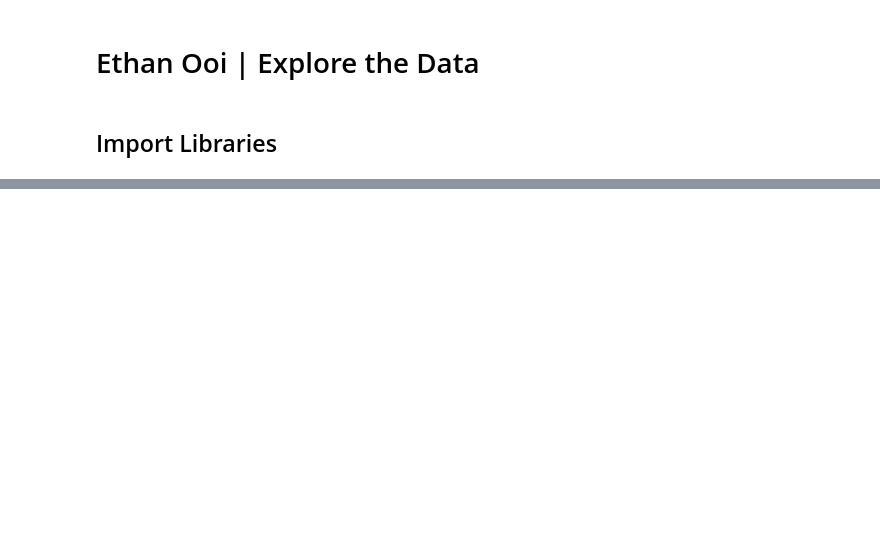
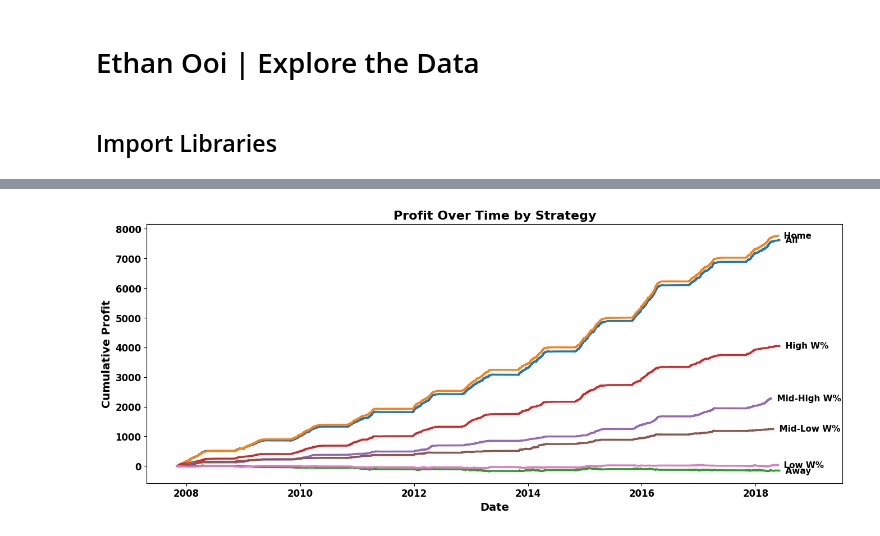
Before and after one commit to vys5hb/Design-Final, a Jupyter notebook: explore_data.ipynb, the cells around one changed output, grey strips where cells are left out. Cells and saved outputs as stored; diff of their text form; code cells hidden in the pictures; blank space fills up the shorter version.

```diff
--- a/explore_data.ipynb
+++ b/explore_data.ipynb
@@ -285,0 +344,49 @@ plt.show()
+# %%
+# Order data by game date
+df = df.copy()
+df['game_date'] = pd.to_datetime(df['game_date'])
+df = df.sort_values('game_date')
+
+# Returns a dataframe with cumulative profit column
+def add_cum_profit(d):
+    d = d.sort_values('game_date').copy()
+    d['profit'] = np.where(d['wl'] == 'W', d['price1'] / 100, -1.0)
+    d['cum_profit'] = d['profit'].cumsum()
+    return d
+
+# Different betting strategies
+strategies = {
+    "All": lambda x: x,
+    "Home": lambda x: x[x['is_home']],
+    "Away": lambda x: x[~x['is_home']],
+    "High W%": lambda x: x[x['w_pct_bin'] == 'High'],
+    "Mid-High W%": lambda x: x[x['w_pct_bin'] == 'Mid-High'],
+    "Mid-Low W%": lambda x: x[x['w_pct_bin'] == 'Mid-Low'],
+    "Low W%": lambda x: x[x['w_pct_bin'] == 'Low']
+}
+
+# Plotting line plot of cumulative profit over time for each strategy
+fig, ax = plt.subplots(figsize=(16, 6))
+
+# Iterate through each strategy and plot all lines on same plot
+for name, f in strategies.items():
+    d = f(df)
+    if len(d) == 0:
+        continue
+    d = add_cum_profit(d)
+    ax.plot(d['game_date'], d['cum_profit'], linewidth=2.5)
+    # Strategy annotation
+    ax.text(d['game_date'].iloc[-1], d['cum_profit'].iloc[-1], f"  {name}", va='center', fontsize=11, fontweight='bold')
+
+# Labels & formatting
+plt.title('Profit Over Time by Strategy', fontsize=16, fontweight='bold')
+plt.xlabel('Date', fontsize=14, fontweight='bold')
+plt.ylabel('Cumulative Profit', fontsize=14, fontweight='bold')
+plt.xticks(fontsize=12, fontweight='bold')
+plt.yticks(fontsize=12, fontweight='bold')
+# Extend x-axis to the right for annotations
+xmin, xmax = ax.get_xlim()
+ax.set_xlim(xmin, xmax + (xmax - xmin) * 0.05)
+plt.show()
+# %% [output]
+[figure, added]
```
Also changed, not shown: parts of 17 cells of this notebook, 4 other files.
